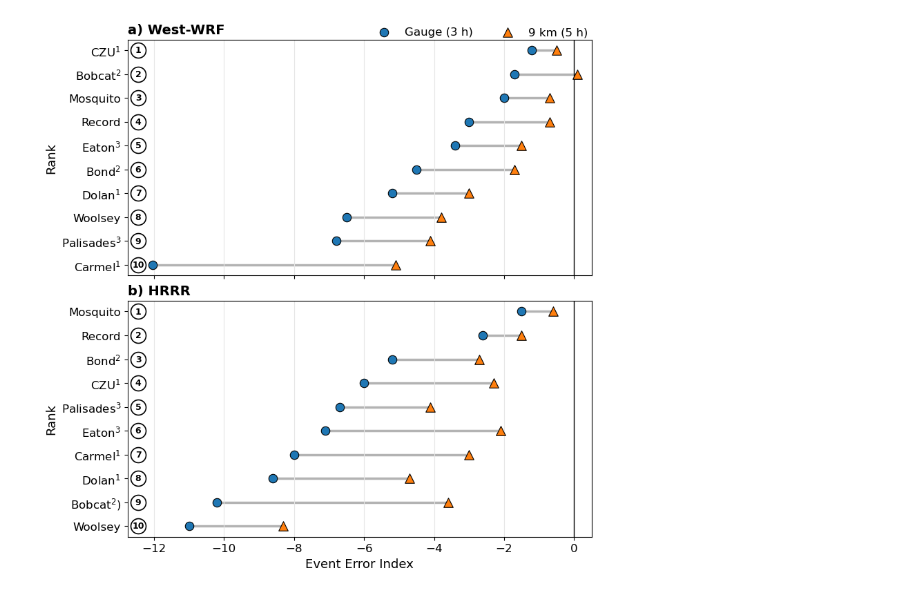
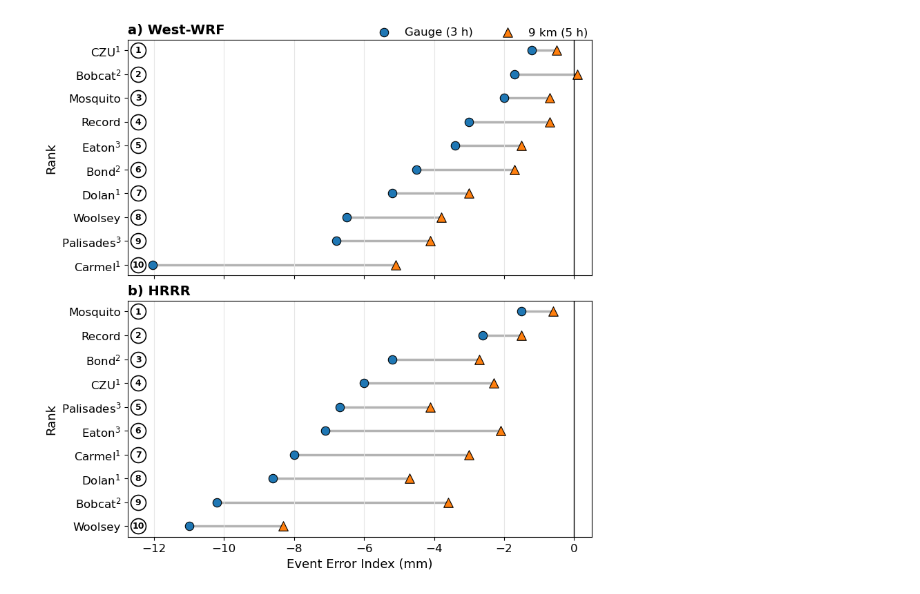
Before and after one commit to dlnash/CA_3km_WWRF_verification_PFDFs, a Jupyter notebook: summary_fig.ipynb, the cells around one changed output. Drawn from its saved outputs; the diff is of its cells as text; code cells hidden in the pictures.

```diff
--- a/summary_fig.ipynb
+++ b/summary_fig.ipynb
@@ -55,7 +55,7 @@ hrrr_events = [
     "Eaton$^{3}$",
     "Carmel$^{1}$",
     "Dolan$^{1}$",
-    "Bobcat$^{2}$)",
+    "Bobcat$^{2}$",
     "Woolsey"
 ]
 
@@ -184,32 +184,32 @@ plot_panel(
     "a) West-WRF"
 )
 
 plot_panel(
     axs[1],
     hrrr_events,
     hrrr_gauge,
     hrrr_9km,
     "b) HRRR"
 )
 
-axs[1].set_xlabel("Event Error Index", fontsize=13)
+axs[1].set_xlabel("Event Error Index (mm)", fontsize=13)
 
 handles, labels = axs[0].get_legend_handles_labels()
 
 fig.legend(handles[:2],
            labels[:2],
            ncol=2,
            loc='upper right',
            frameon=False,
            fontsize=12)
 
 plt.show()
 
 fig.savefig(
         'summary_fig_3km',
         dpi=300,
         bbox_inches="tight",
         facecolor="white",
     )
 # %% [output]
-[figure, old version]
+[figure, new version]
```
